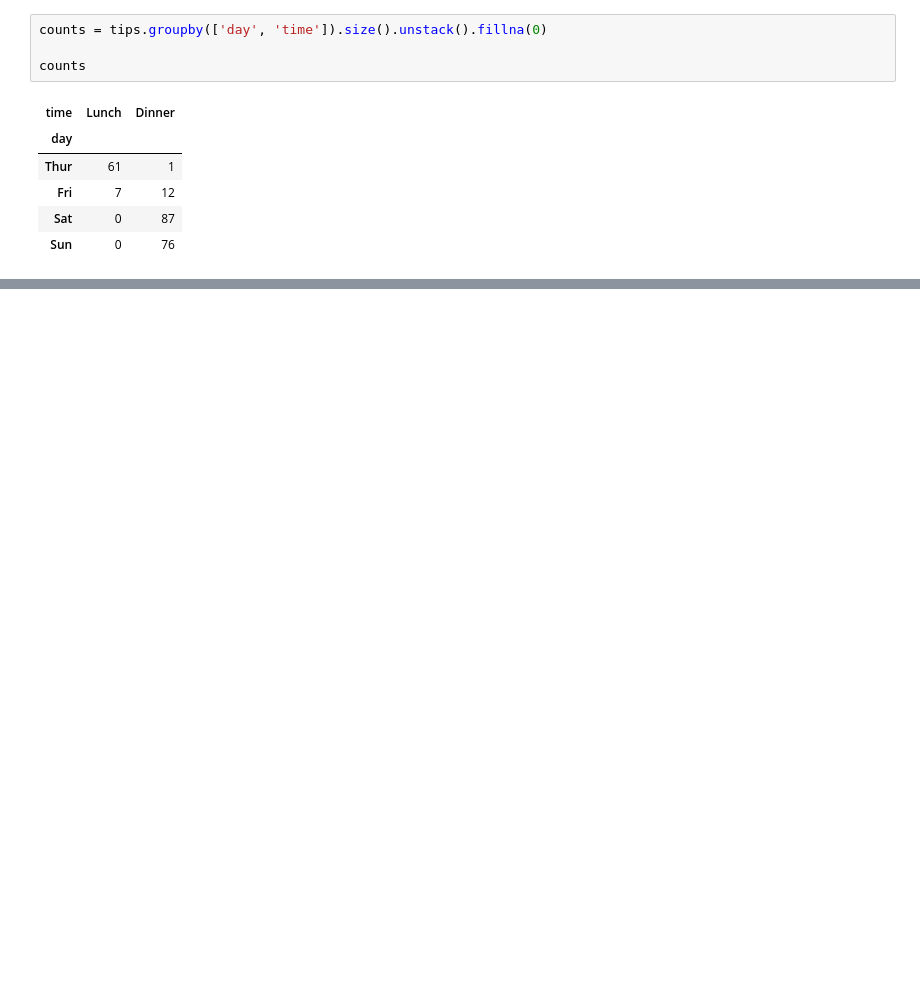
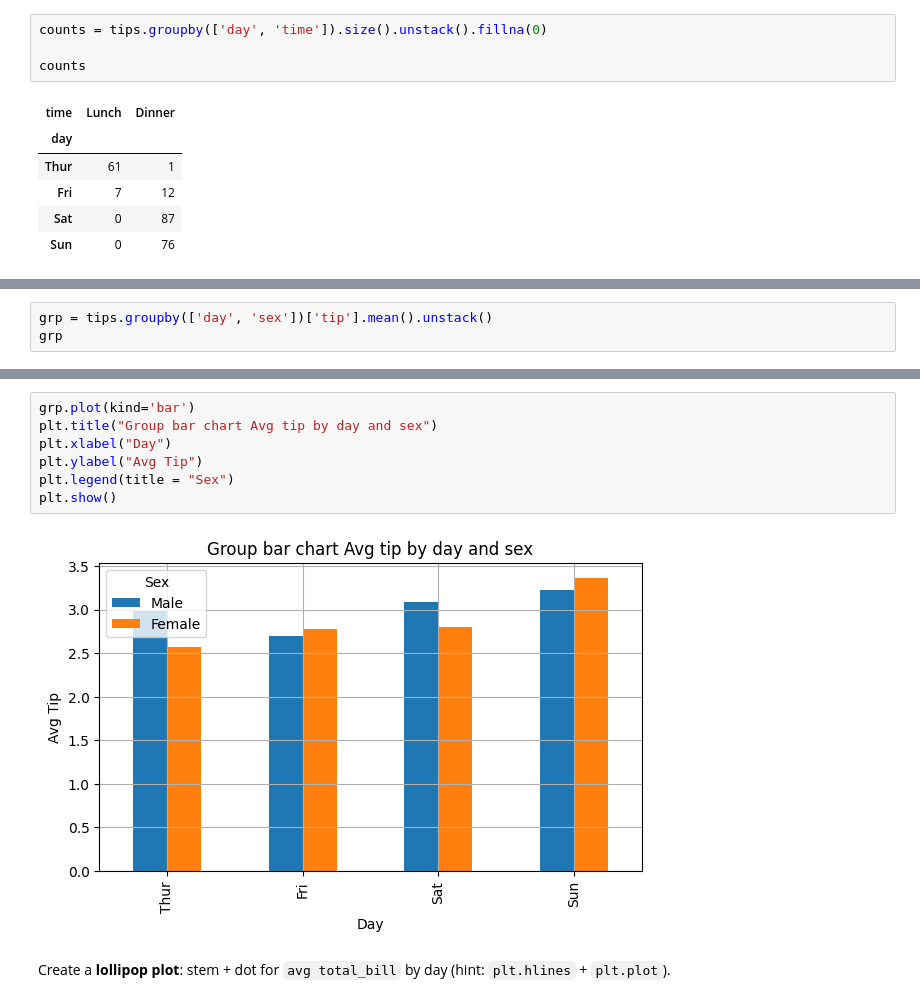
Before and after one commit to Musfique-Ahmed/DataViz-Lab, a Jupyter notebook: CT/ct_1_prep.ipynb, the cells around one changed output, grey strips where cells are left out. Drawn from its saved outputs; the diff is of its cells as text; blank space fills up the shorter version.

```diff
--- a/CT/ct_1_prep.ipynb
+++ b/CT/ct_1_prep.ipynb
@@ -256,0 +301,3 @@ counts
+# %%
+grp = tips.groupby(['day', 'sex'])['tip'].mean().unstack()
+grp
@@ -256,0 +311,11 @@ counts
+# %%
+grp.plot(kind='bar')
+plt.title("Group bar chart Avg tip by day and sex")
+plt.xlabel("Day")
+plt.ylabel("Avg Tip")
+plt.legend(title = "Sex")
+plt.show()
+# %% [output]
+[figure, added]
+# %% [markdown]
+Create a **lollipop plot**: stem + dot for `avg total_bill` by day (hint: `plt.hlines` + `plt.plot`).
```
Also changed, not shown: parts of 9 cells of this notebook.
